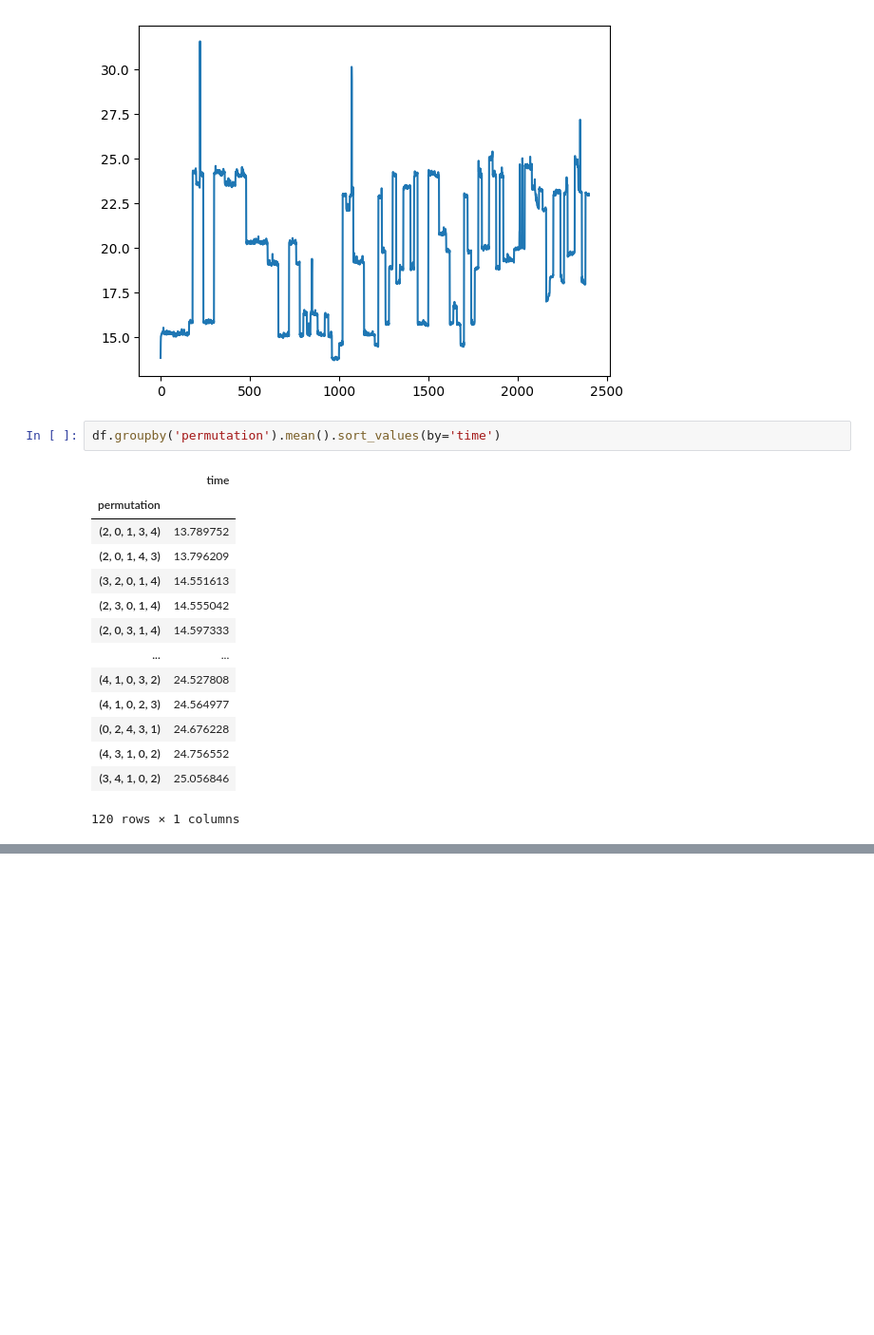
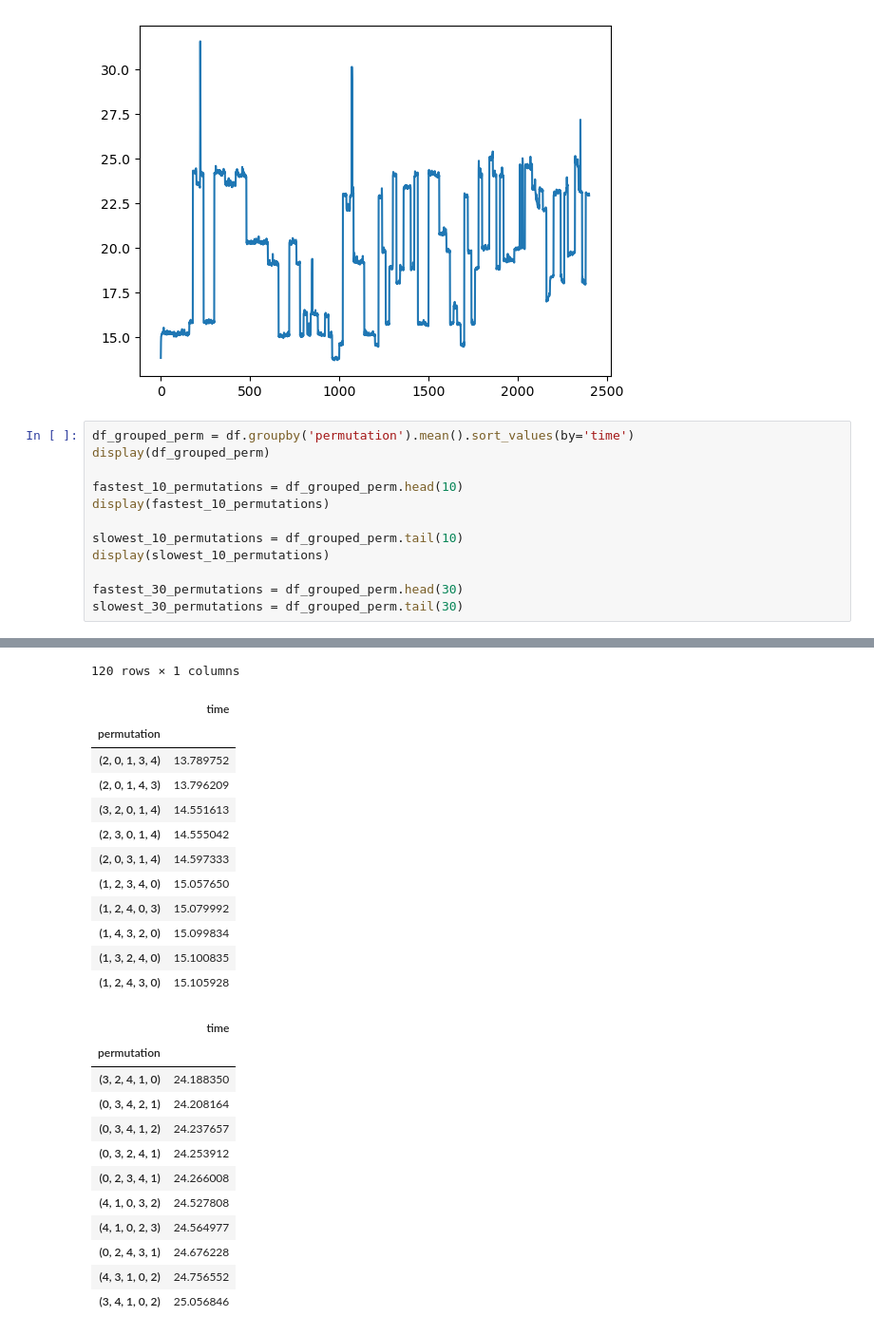
Before and after one commit to ChackMociute/Knowledge-Representation, a Jupyter notebook: Project 1/analysis.ipynb, the cells around one changed output, grey strips where cells are left out. Shown: that part at 95% size. Cells and saved outputs as stored; diff of their text form; blank space fills up the shorter version.

```diff
--- a/Project 1/analysis.ipynb
+++ b/Project 1/analysis.ipynb
@@ -32,20 +35,16 @@ df.time.plot()
 # %% [output]
 <Axes: >
 [figure]
-# %%
-df.groupby('permutation').mean().sort_values(by='time')
-# %% [output]
-|  | time |
-| permutation |  |
-| (2, 0, 1, 3, 4) | 13.789752 |
-| (2, 0, 1, 4, 3) | 13.796209 |
-| (3, 2, 0, 1, 4) | 14.551613 |
-| (2, 3, 0, 1, 4) | 14.555042 |
-| (2, 0, 3, 1, 4) | 14.597333 |
-| ... | ... |
-| (4, 1, 0, 3, 2) | 24.527808 |
-| (4, 1, 0, 2, 3) | 24.564977 |
-| (0, 2, 4, 3, 1) | 24.676228 |
-| (4, 3, 1, 0, 2) | 24.756552 |
-| (3, 4, 1, 0, 2) | 25.056846 |
-120 rows × 1 columns
+# %%
+df_grouped_perm = df.groupby('permutation').mean().sort_values(by='time')
+display(df_grouped_perm)
+
+fastest_10_permutations = df_grouped_perm.head(10)
+display(fastest_10_permutations)
+
+slowest_10_permutations = df_grouped_perm.tail(10)
+display(slowest_10_permutations)
+
+fastest_30_permutations = df_grouped_perm.head(30)
+slowest_30_permutations = df_grouped_perm.tail(30)
+# %% [output]
@@ -51,0 +64,25 @@ df.groupby('permutation').mean().sort_values(by='time')
+120 rows × 1 columns
+|  | time |
+| permutation |  |
+| (2, 0, 1, 3, 4) | 13.789752 |
+| (2, 0, 1, 4, 3) | 13.796209 |
+| (3, 2, 0, 1, 4) | 14.551613 |
+| (2, 3, 0, 1, 4) | 14.555042 |
+| (2, 0, 3, 1, 4) | 14.597333 |
+| (1, 2, 3, 4, 0) | 15.057650 |
+| (1, 2, 4, 0, 3) | 15.079992 |
+| (1, 4, 3, 2, 0) | 15.099834 |
+| (1, 3, 2, 4, 0) | 15.100835 |
+| (1, 2, 4, 3, 0) | 15.105928 |
+|  | time |
+| permutation |  |
+| (3, 2, 4, 1, 0) | 24.188350 |
+| (0, 3, 4, 2, 1) | 24.208164 |
+| (0, 3, 4, 1, 2) | 24.237657 |
+| (0, 3, 2, 4, 1) | 24.253912 |
+| (0, 2, 3, 4, 1) | 24.266008 |
+| (4, 1, 0, 3, 2) | 24.527808 |
+| (4, 1, 0, 2, 3) | 24.564977 |
+| (0, 2, 4, 3, 1) | 24.676228 |
+| (4, 3, 1, 0, 2) | 24.756552 |
+| (3, 4, 1, 0, 2) | 25.056846 |
```
Also changed, not shown: parts of 5 cells of this notebook.
